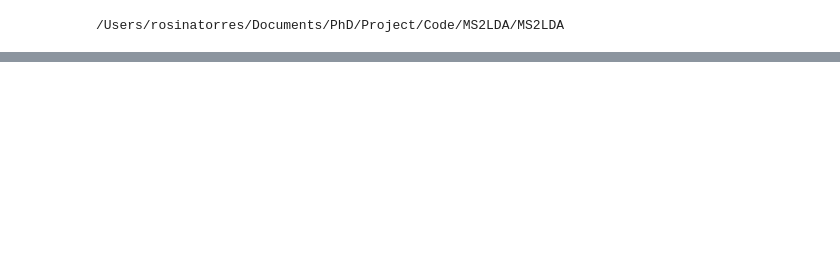
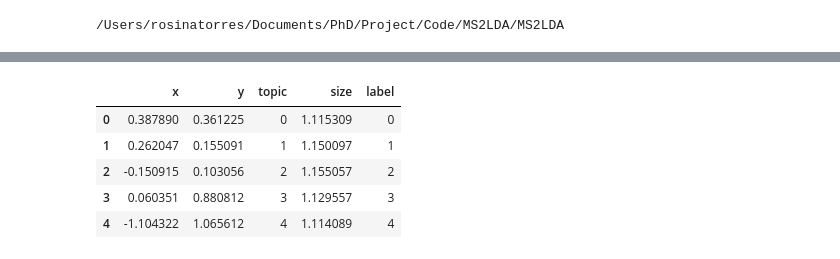
Before and after one commit to vdhooftcompmet/MS2LDA, a Jupyter notebook: notebooks/Run_Vis.ipynb, the cells around one changed output, grey strips where cells are left out. Cells and saved outputs as stored; diff of their text form; code cells hidden in the pictures; blank space fills up the shorter version.

```diff
--- a/notebooks/Run_Vis.ipynb
+++ b/notebooks/Run_Vis.ipynb
@@ -6,0 +53,10 @@ print(os.getcwd())
+# %%
+topics_coords = tmp.prepare_coords(trained_ms2lda)
+topics_coords.head()
+# %% [output]
+|  | x | y | topic | size | label |
+| 0 | 0.387890 | 0.361225 | 0 | 1.115309 | 0 |
+| 1 | 0.262047 | 0.155091 | 1 | 1.150097 | 1 |
+| 2 | -0.150915 | 0.103056 | 2 | 1.155057 | 2 |
+| 3 | 0.060351 | 0.880812 | 3 | 1.129557 | 3 |
+| 4 | -1.104322 | 1.065612 | 4 | 1.114089 | 4 |
```
Also changed, not shown: parts of 18 cells of this notebook, 1 other file.
